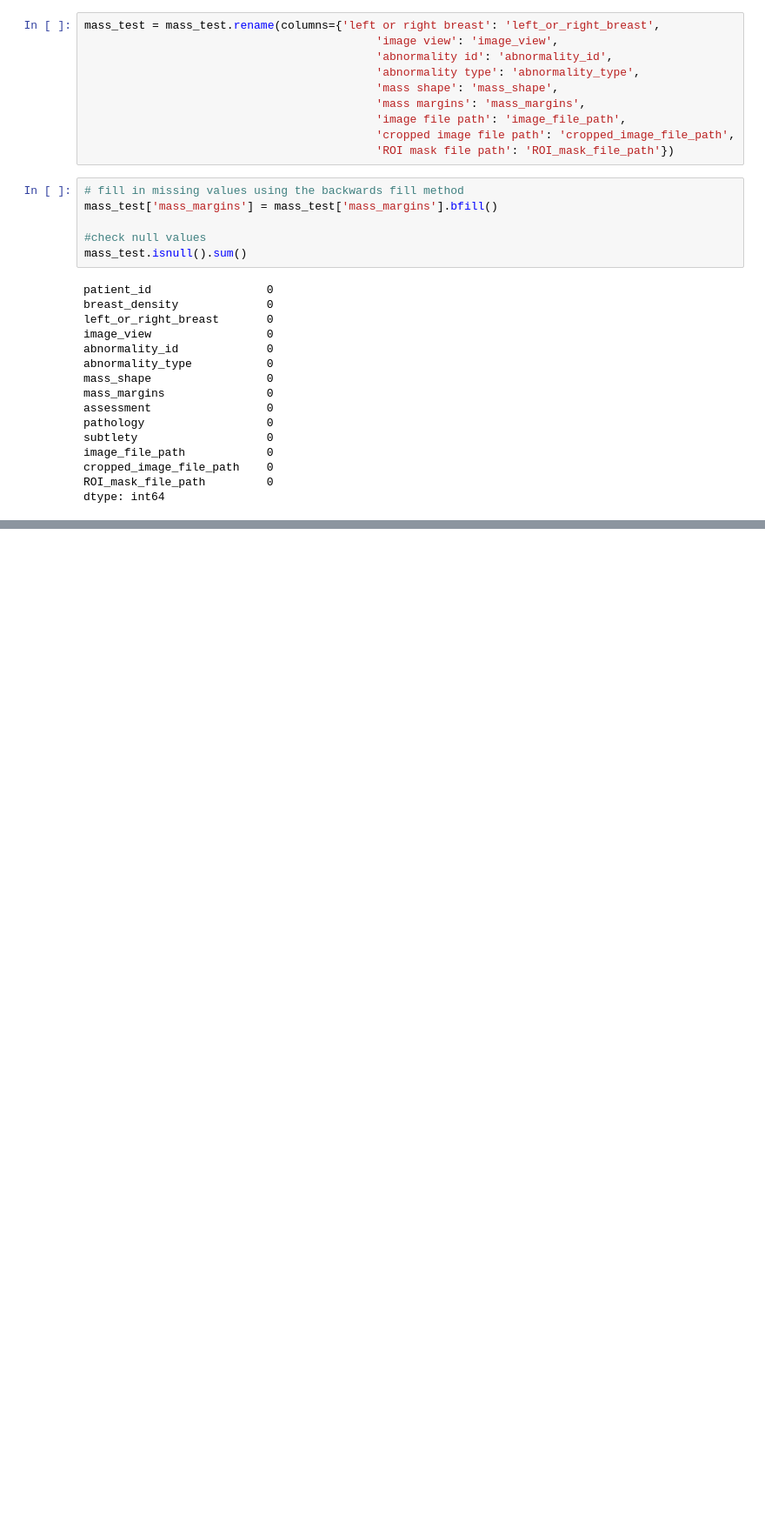
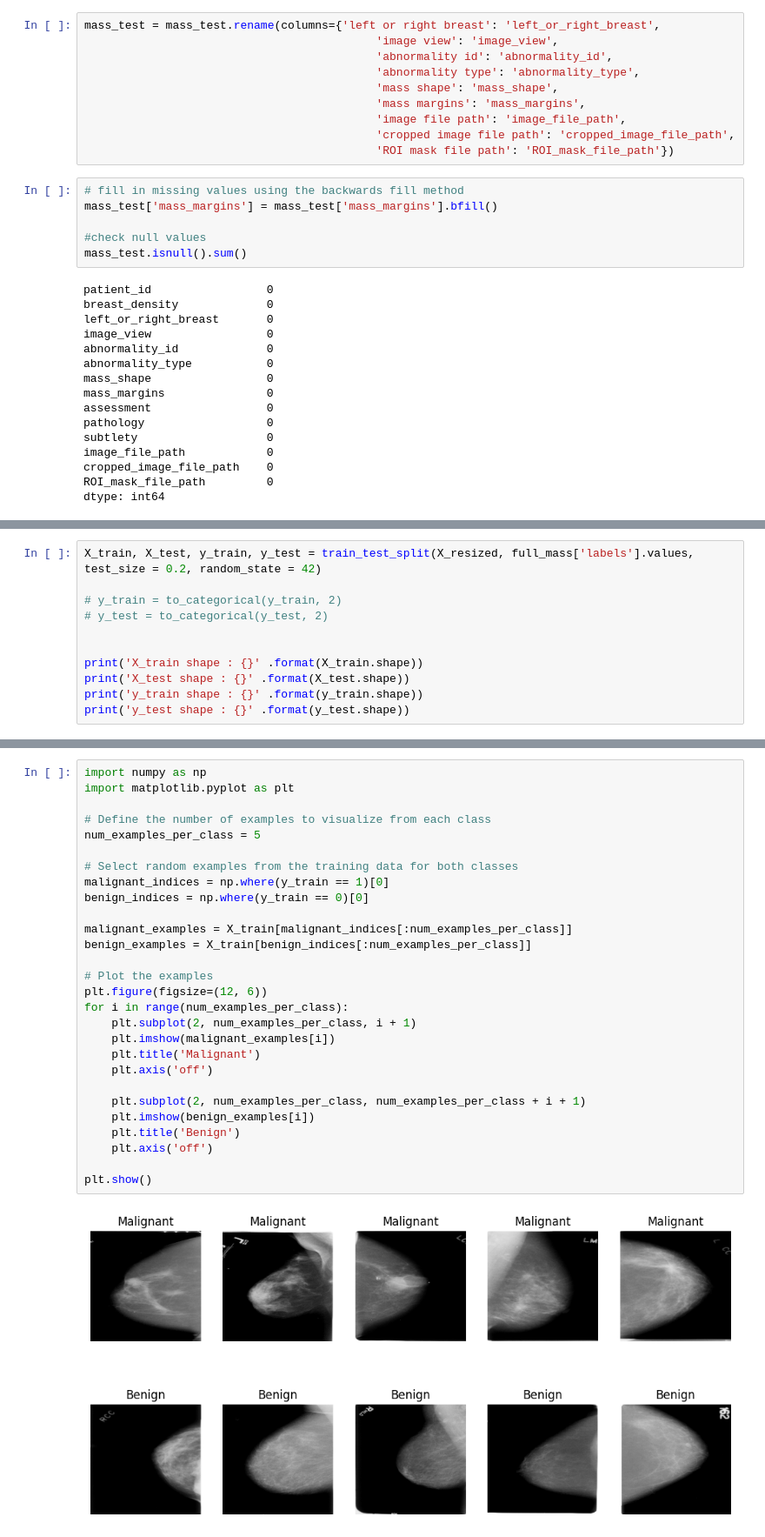
Before and after one commit to Vilohit0135/CNN-Breast-Cancer-Detection, a Jupyter notebook: CS6482-Assign1-23077751-23241977.ipynb, the cells around one changed output, grey strips where cells are left out. Shown at 87% size. Drawn from its saved outputs; the diff is of its cells as text; blank space fills up the shorter version.

```diff
--- a/CS6482-Assign1-23077751-23241977.ipynb
+++ b/CS6482-Assign1-23077751-23241977.ipynb
@@ -328,0 +453,11 @@ dtype: int64
+# %%
+X_train, X_test, y_train, y_test = train_test_split(X_resized, full_mass['labels'].values, test_size = 0.2, random_state = 42)
+
+# y_train = to_categorical(y_train, 2)
+# y_test = to_categorical(y_test, 2)
+
+
+print('X_train shape : {}' .format(X_train.shape))
+print('X_test shape : {}' .format(X_test.shape))
+print('y_train shape : {}' .format(y_train.shape))
+print('y_test shape : {}' .format(y_test.shape))
@@ -328,0 +489,30 @@ dtype: int64
+# %%
+import numpy as np
+import matplotlib.pyplot as plt
+
+# Define the number of examples to visualize from each class
+num_examples_per_class = 5
+
+# Select random examples from the training data for both classes
+malignant_indices = np.where(y_train == 1)[0]
+benign_indices = np.where(y_train == 0)[0]
+
+malignant_examples = X_train[malignant_indices[:num_examples_per_class]]
+benign_examples = X_train[benign_indices[:num_examples_per_class]]
+
+# Plot the examples
+plt.figure(figsize=(12, 6))
+for i in range(num_examples_per_class):
+    plt.subplot(2, num_examples_per_class, i + 1)
+    plt.imshow(malignant_examples[i])
+    plt.title('Malignant')
+    plt.axis('off')
+
+    plt.subplot(2, num_examples_per_class, num_examples_per_class + i + 1)
+    plt.imshow(benign_examples[i])
+    plt.title('Benign')
+    plt.axis('off')
+
+plt.show()
+# %% [output]
+[figure, added]
```
Also changed, not shown: parts of 15 cells of this notebook.
